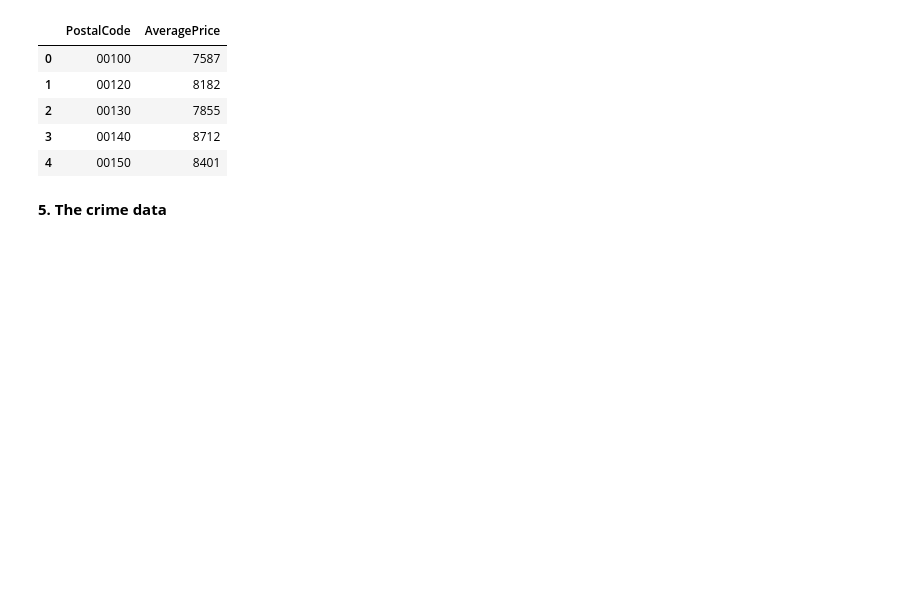
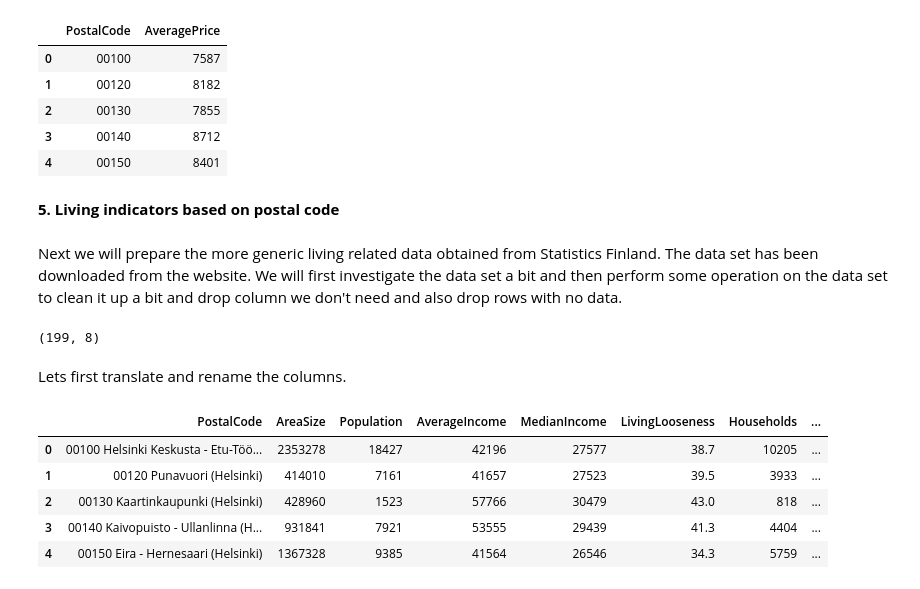
Before and after one commit to cobrelli/Coursera_Capstone, a Jupyter notebook: Capstone 1.ipynb, the cells around one changed output. Cells and saved outputs as stored; diff of their text form; code cells hidden in the pictures; blank space fills up the shorter version.

Commit message:
Add living indicators data

```diff
--- a/Capstone 1.ipynb
+++ b/Capstone 1.ipynb
@@ -342,4 +346,30 @@ prices_data.head()
 | 3 | 00140 | 8712 |
 | 4 | 00150 | 8401 |
 # %% [markdown]
-<b>5. The crime data</b>
+<b>5. Living indicators based on postal code</b>
+# %% [markdown]
+Next we will prepare the more generic living related data obtained from Statistics Finland. The data set has been downloaded from the website. We will first investigate the data set a bit and then perform some operation on the data set to clean it up a bit and drop column we don't need and also drop rows with no data.
+# %%
+# Read the data from the csv file
+indicators_data = pd.read_csv('tilastokeskus_postinumero_tietoa_utf8.csv', skiprows=2, sep=';')
+# Print head of the data set for investigation
+indicators_data.head()
+# %%
+# Print the dimensions of the data
+indicators_data.shape
+# %% [output]
+(199, 8)
+# %% [markdown]
+Lets first translate and rename the columns.
+# %%
+# Rename columns
+indicators_data.columns = ['PostalCode', 'AreaSize', 'Population', 'AverageIncome', 'MedianIncome', 'LivingLooseness', 'Households', 'Unemployed']
+# Examine the changes
+indicators_data.head()
+# %% [output]
+|  | PostalCode | AreaSize | Population | AverageIncome | MedianIncome | LivingLooseness | Households | ... |
+| 0 | 00100 Helsinki Keskusta - Etu-Töö... | 2353278 | 18427 | 42196 | 27577 | 38.7 | 10205 | ... |
+| 1 | 00120 Punavuori (Helsinki) | 414010 | 7161 | 41657 | 27523 | 39.5 | 3933 | ... |
+| 2 | 00130 Kaartinkaupunki (Helsinki) | 428960 | 1523 | 57766 | 30479 | 43.0 | 818 | ... |
+| 3 | 00140 Kaivopuisto - Ullanlinna (H... | 931841 | 7921 | 53555 | 29439 | 41.3 | 4404 | ... |
+| 4 | 00150 Eira - Hernesaari (Helsinki) | 1367328 | 9385 | 41564 | 26546 | 34.3 | 5759 | ... |
```
Also changed, not shown: parts of 17 cells of this notebook, 2 other files.
